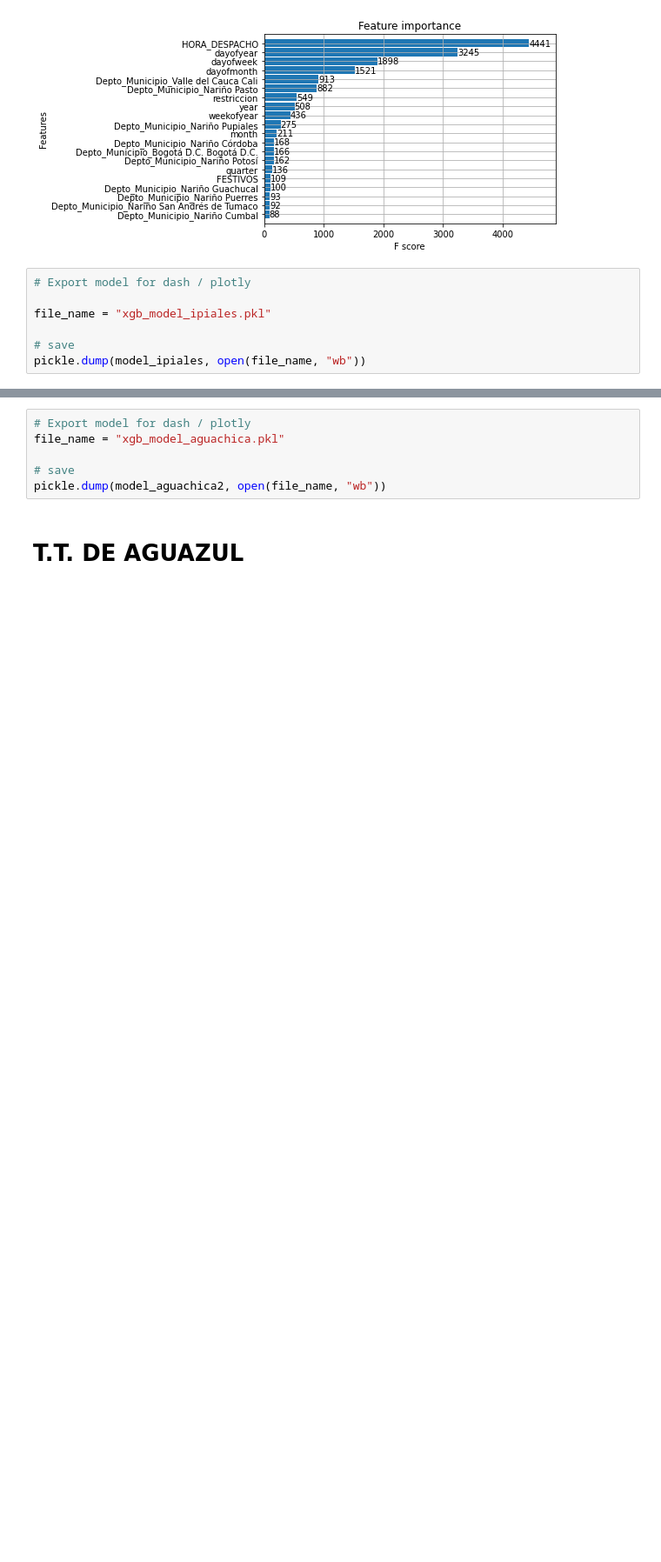
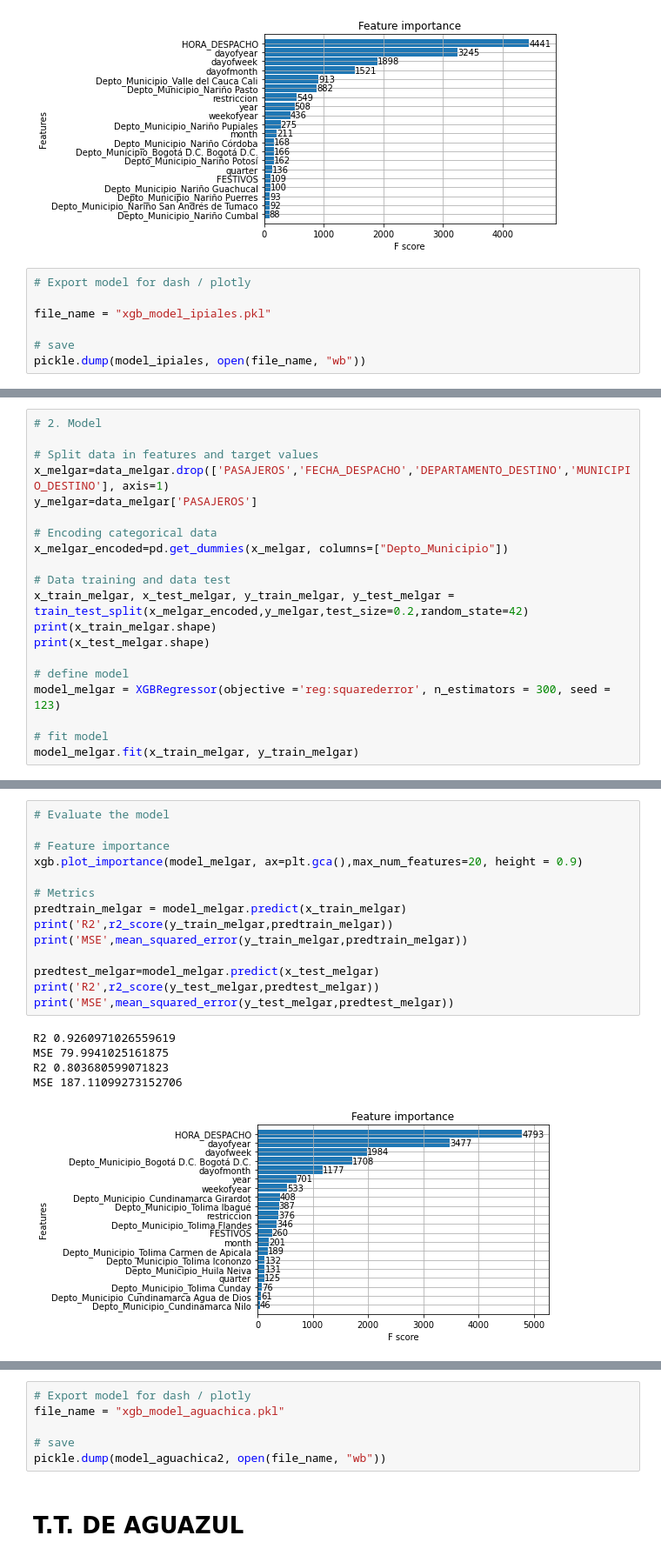
Before and after one commit to jarubios/passengers_predict_Team86, a Jupyter notebook: Model_XGBoost_Terminal.ipynb, the cells around one changed output, grey strips where cells are left out. Shown at 87% size. Drawn from its saved outputs; the diff is of its cells as text; blank space fills up the shorter version.

```diff
--- a/Model_XGBoost_Terminal.ipynb
+++ b/Model_XGBoost_Terminal.ipynb
@@ -2341,0 +2699,20 @@ pickle.dump(model_ipiales, open(file_name, "wb"))
+# %%
+# 2. Model
+
+# Split data in features and target values
+x_melgar=data_melgar.drop(['PASAJEROS','FECHA_DESPACHO','DEPARTAMENTO_DESTINO','MUNICIPIO_DESTINO'], axis=1)
+y_melgar=data_melgar['PASAJEROS']
+
+# Encoding categorical data
+x_melgar_encoded=pd.get_dummies(x_melgar, columns=["Depto_Municipio"])
+
+# Data training and data test
+x_train_melgar, x_test_melgar, y_train_melgar, y_test_melgar = train_test_split(x_melgar_encoded,y_melgar,test_size=0.2,random_state=42)
+print(x_train_melgar.shape)
+print(x_test_melgar.shape)
+
+# define model
+model_melgar = XGBRegressor(objective ='reg:squarederror', n_estimators = 300, seed = 123)
+
+# fit model
+model_melgar.fit(x_train_melgar, y_train_melgar)
@@ -2341,0 +2731,20 @@ pickle.dump(model_ipiales, open(file_name, "wb"))
+# %%
+# Evaluate the model
+
+# Feature importance
+xgb.plot_importance(model_melgar, ax=plt.gca(),max_num_features=20, height = 0.9)
+
+# Metrics
+predtrain_melgar = model_melgar.predict(x_train_melgar)
+print('R2',r2_score(y_train_melgar,predtrain_melgar))
+print('MSE',mean_squared_error(y_train_melgar,predtrain_melgar))
+
+predtest_melgar=model_melgar.predict(x_test_melgar)
+print('R2',r2_score(y_test_melgar,predtest_melgar))
+print('MSE',mean_squared_error(y_test_melgar,predtest_melgar))
+# %% [output]
+R2 0.9260971026559619
+MSE 79.9941025161875
+R2 0.803680599071823
+MSE 187.11099273152706
+[figure, added]
```
Also changed, not shown: parts of 243 cells of this notebook.
